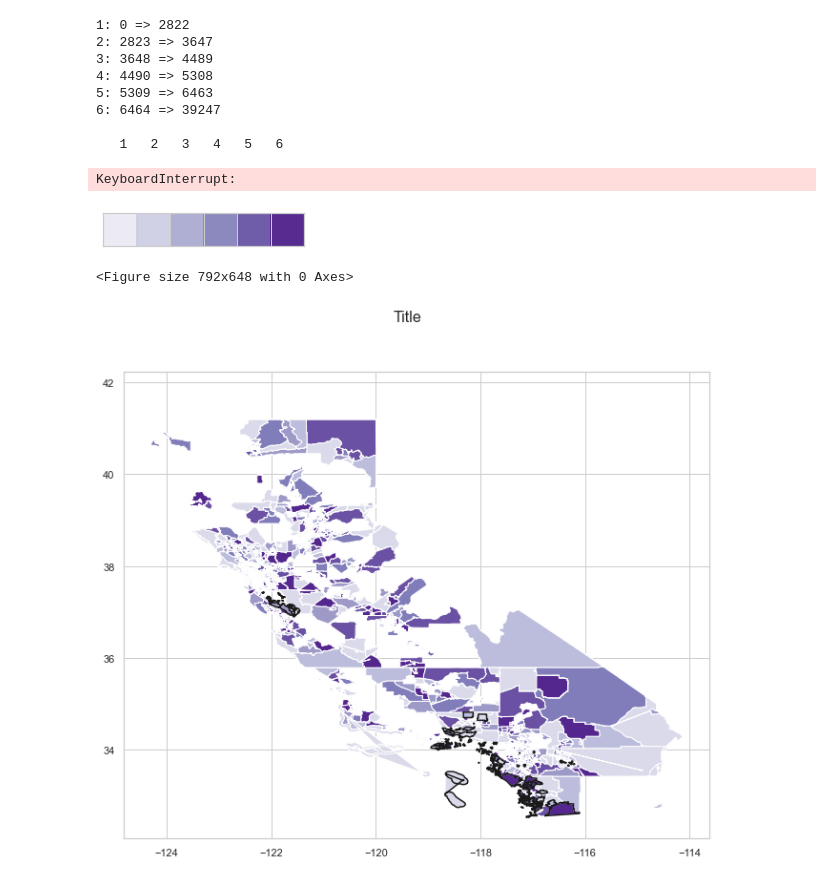
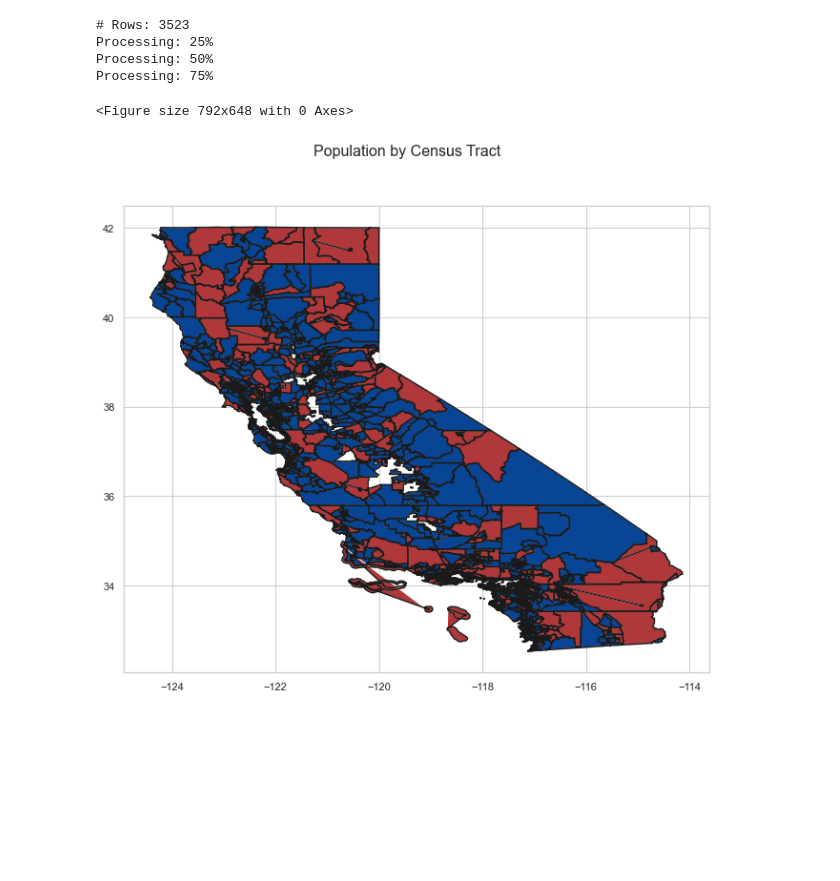
Before and after one commit to jeviner/Wildfires-GCI, a Jupyter notebook: linear_trend_analysis/mapping.ipynb, the cells around one changed output. Saved outputs shown, nothing was run; the diff lists cells and outputs as text; code cells hidden in the pictures; blank space fills up the shorter version.

```diff
--- a/linear_trend_analysis/mapping.ipynb
+++ b/linear_trend_analysis/mapping.ipynb
@@ -35,20 +60,42 @@ NameError: name 'read_shapefile' is not defined
 # %%
-def plot_map(sf, x_lim = None, y_lim = None, figsize = (11,9)):
+def plot_map(title, sf, value_arr, value_to_color_lambda, x_lim = None, y_lim = None, figsize = (11,9), color = 'r'):
     '''
     Plot map with lim coordinates
     '''
+
+    df = read_shapefile(sf)
     plt.figure(figsize = figsize)
-    id=0
+    fig, ax = plt.subplots(figsize = figsize)
+    fig.suptitle(title, fontsize=16)
     for shape in sf.shapeRecords():
         x = [i[0] for i in shape.shape.points[:]]
         y = [i[1] for i in shape.shape.points[:]]
-        plt.plot(x, y, 'k')
+        ax.plot(x, y, 'k')
 
-        if (x_lim == None) & (y_lim == None):
-            x0 = np.mean(x)
-            y0 = np.mean(y)
-            plt.text(x0, y0, id, fontsize=10)
-        id = id+1
+    print()
+    print("# Rows:", df.shape[0])
+    id_list = list(range(df.shape[0]))
+    half_size = len(id_list) // 2
+    quarter_size = half_size // 2
+    for id in id_list:
+        shape_ex = sf.shape(id)
+        x_lon = np.zeros((len(shape_ex.points),1))
+        y_lat = np.zeros((len(shape_ex.points),1))
+        for ip in range(len(shape_ex.points)):
+            x_lon[ip] = shape_ex.points[ip][0]
+            y_lat[ip] = shape_ex.points[ip][1]
+
+        color = value_to_color_lambda(df)
+        ax.fill(x_lon,y_lat, color)
+
+        if id == quarter_size:
+            print("Processing: 25%")
+
+        if id == half_size:
+            print("Processing: 50%")
+
+        if id == half_size + quarter_size:
+            print("Processing: 75%")
 
     if (x_lim != None) & (y_lim != None):
         plt.xlim(x_lim)
@@ -275,20 +102,0 @@ def plot_map_fill_multiples_ids_tone(sf, title, comuna,
-# %%
-names = df.NAME10
-data = df.estimate
-print_id = False # The shape id will be printed
-color_pallete = 1 # 'Purples'
-plot_comunas_data(sf, 'Title', names, data, color_pallete, print_id)
-# Infinite loop :(
-# %% [output]
-1: 0 => 2822
-2: 2823 => 3647
-3: 3648 => 4489
-4: 4490 => 5308
-5: 5309 => 6463
-6: 6464 => 39247
-
-   1   2   3   4   5   6
-KeyboardInterrupt:
-[figure, removed]
-<Figure size 792x648 with 0 Axes>
-[figure, removed]
@@ -300,0 +103,14 @@ plot_comunas_data(sf, 'Title', names, data, color_pallete, print_id, x_lim=x_lim
+# %%
+df = read_shapefile(sf)
+blue = "#084594"
+red = "#b0383a"
+
+pop_lambda = lambda row : "#084594" if row.estimate > 3000 else "#b0383a"
+plot_map("Population by Census Tract", sf, df.estimate, pop_lambda)
+# %% [output]
+# Rows: 3523
+Processing: 25%
+Processing: 50%
+Processing: 75%
+<Figure size 792x648 with 0 Axes>
+[figure, added]
```
Also changed, not shown: parts of 19 cells of this notebook, 2 other files.
